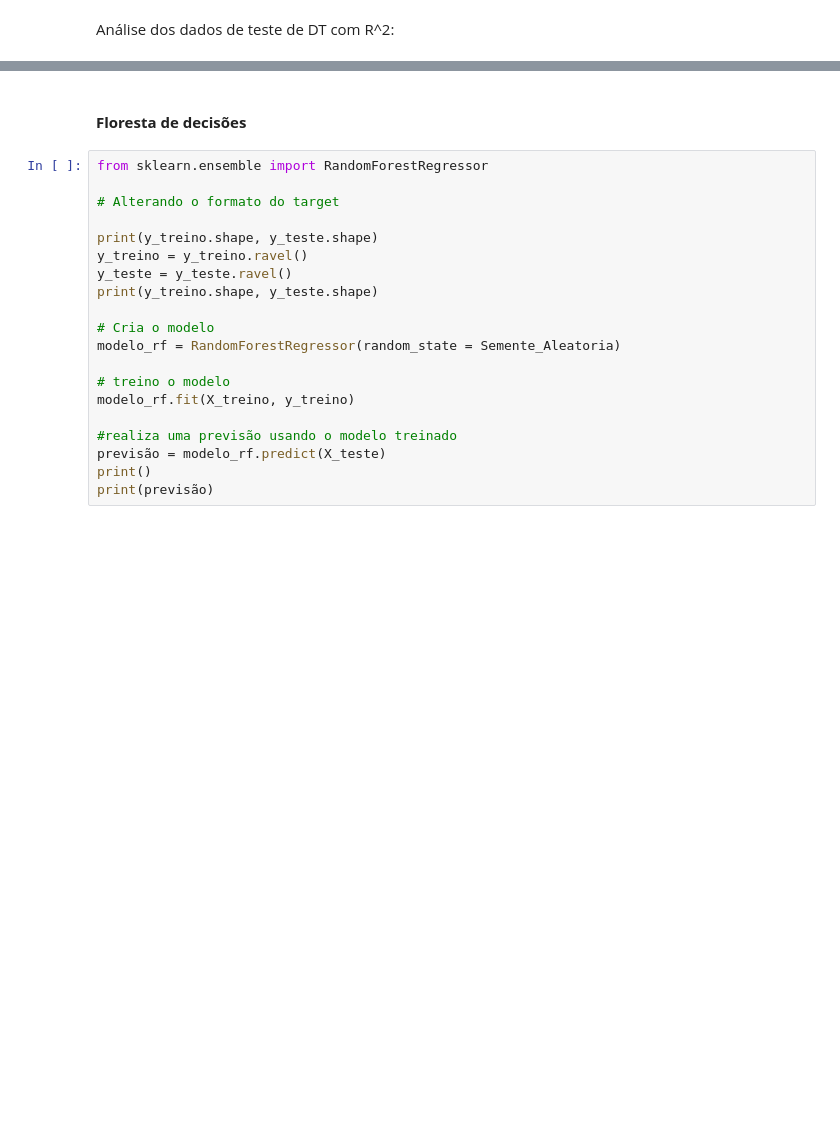
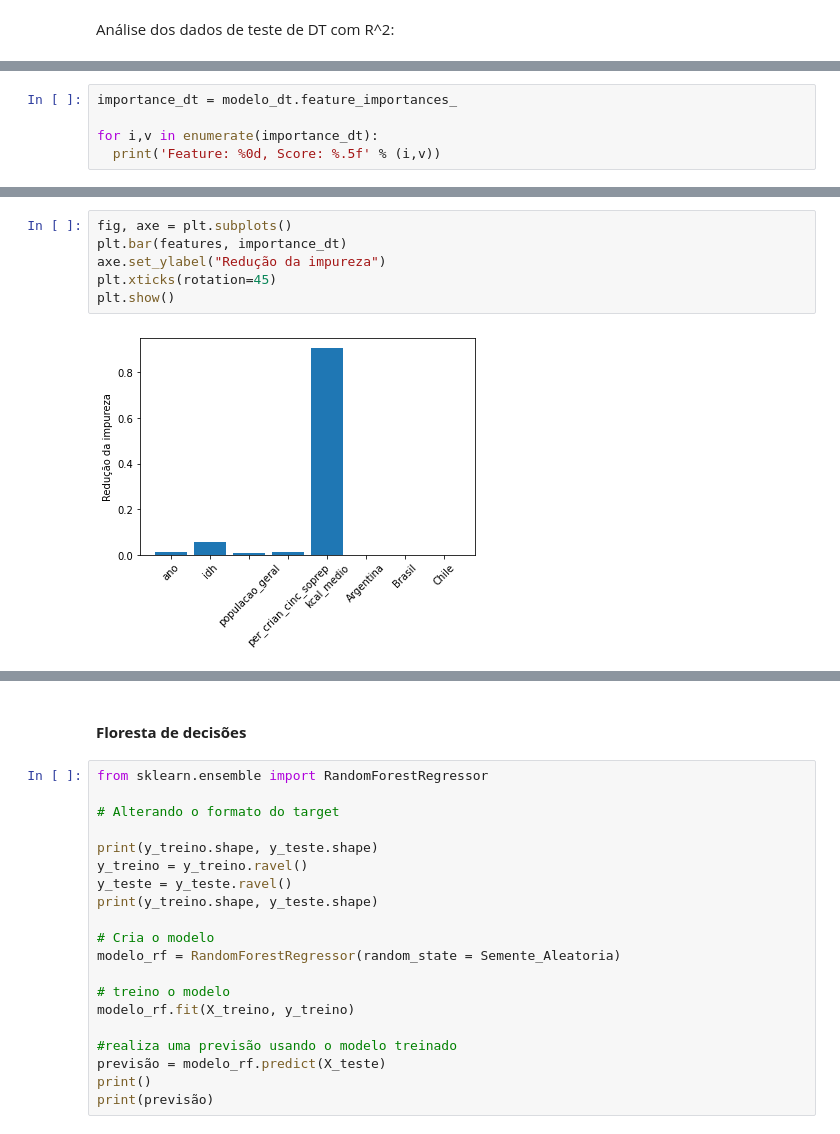
Before and after one commit to barbaraperez/Estudo-do-diabetes, a Jupyter notebook: machine_learning.ipynb, the cells around one changed output, grey strips where cells are left out. Cells and saved outputs as stored; diff of their text form; blank space fills up the shorter version.

```diff
--- a/machine_learning.ipynb
+++ b/machine_learning.ipynb
@@ -1492,0 +1493,5 @@ ano     0.00914363 +/- 0.00333661
+# %%
+importance_dt = modelo_dt.feature_importances_
+
+for i,v in enumerate(importance_dt):
+  print('Feature: %0d, Score: %.5f' % (i,v))
@@ -1492,0 +1522,8 @@ ano     0.00914363 +/- 0.00333661
+# %%
+fig, axe = plt.subplots()
+plt.bar(features, importance_dt)
+axe.set_ylabel("Redução da impureza")
+plt.xticks(rotation=45)
+plt.show()
+# %% [output]
+[figure, added]
```
Also changed, not shown: parts of 47 cells of this notebook.
